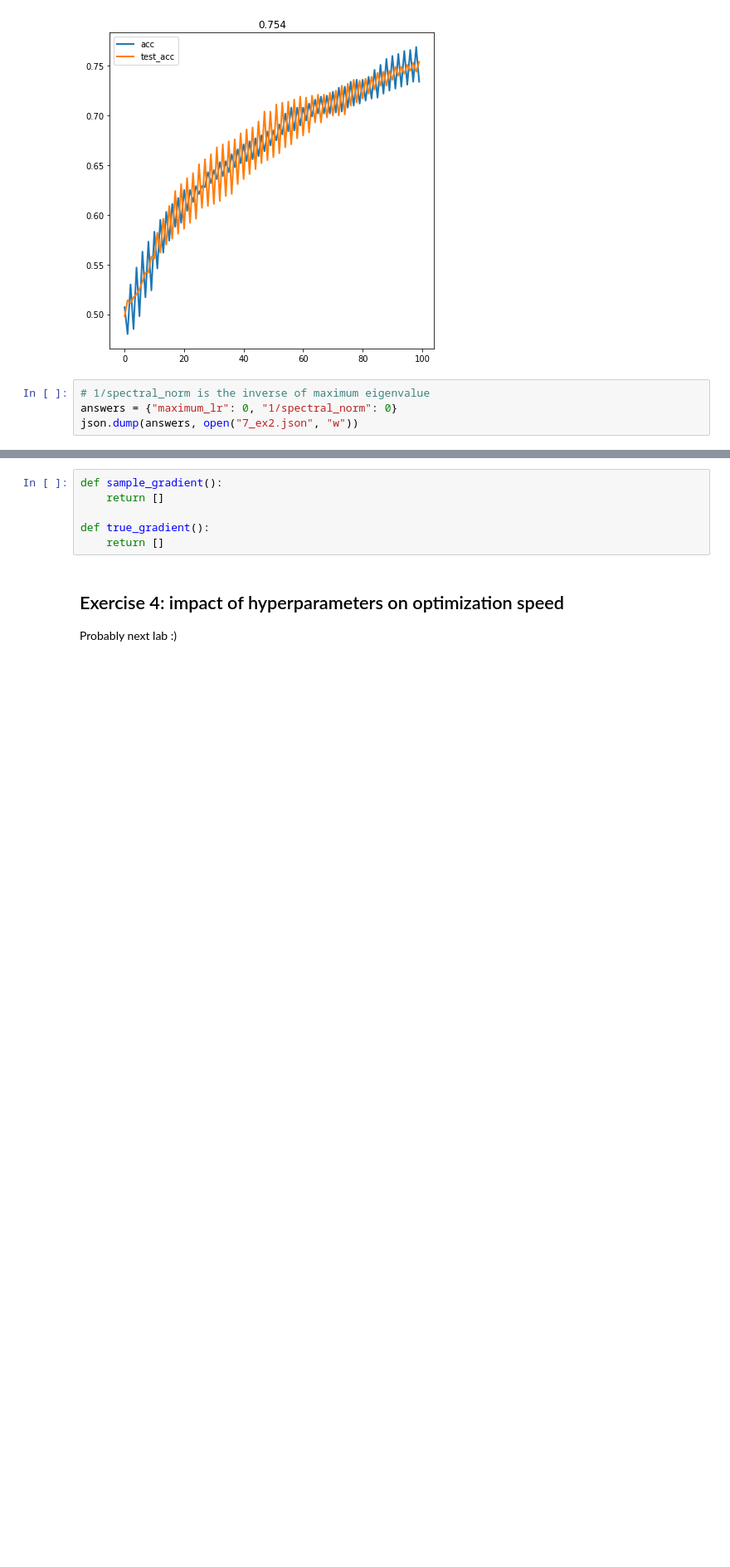
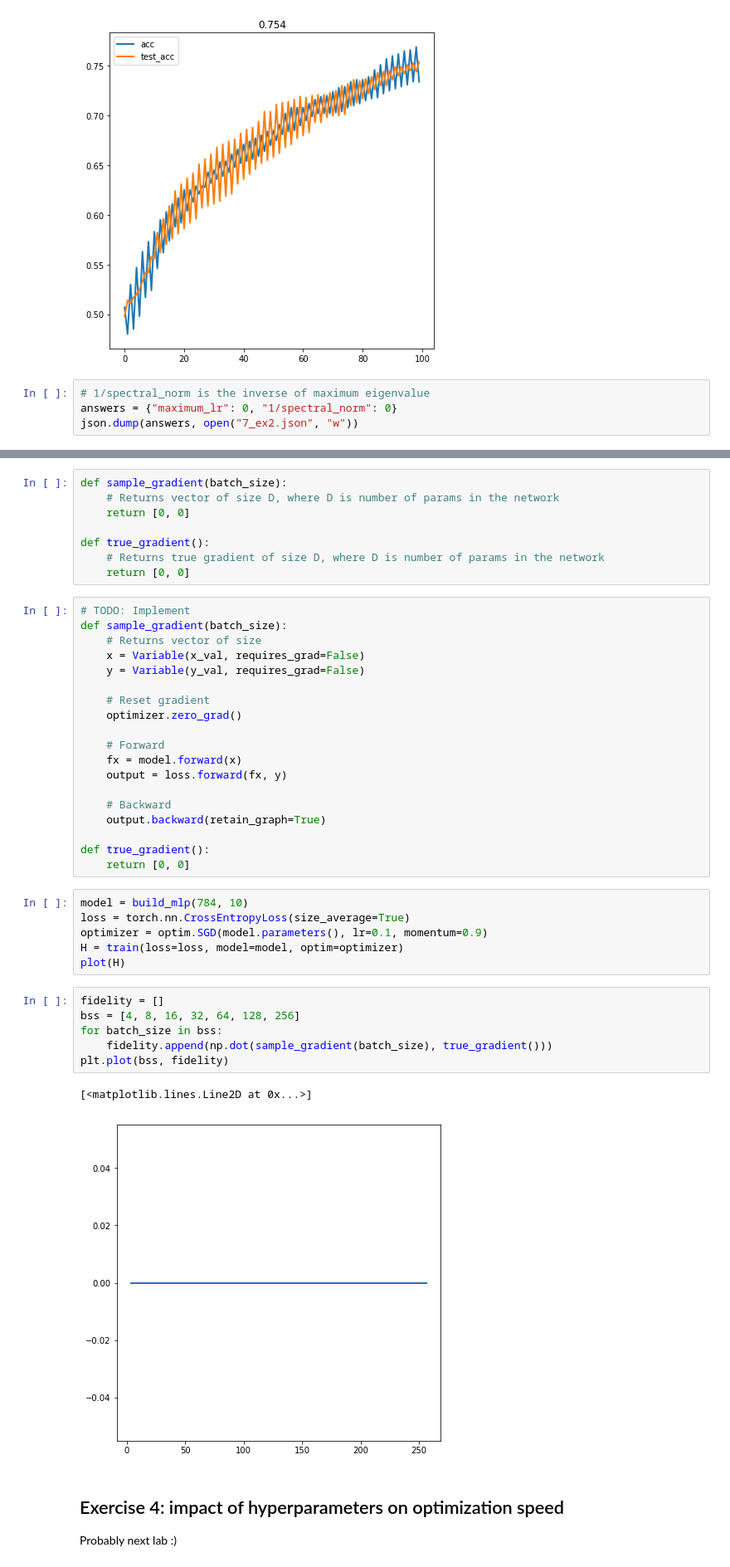
Before and after one commit to kgalias/nn2018, a Jupyter notebook: lab/7_neural_network_optimization.ipynb, the cells around one changed output, grey strips where cells are left out. Shown at 83% size. Drawn from its saved outputs; the diff is of its cells as text; blank space fills up the shorter version.

```diff
--- a/lab/7_neural_network_optimization.ipynb
+++ b/lab/7_neural_network_optimization.ipynb
@@ -339,12 +339,48 @@ Expected outcome is shown below.
 
 Note:
 * Exam might have questions about interpretation of these plots.
-# %%
-def sample_gradient():
-    return []
-
-def true_gradient():
-    return []
+# %%
+def sample_gradient(batch_size):
+    # Returns vector of size D, where D is number of params in the network
+    return [0, 0]
+
+def true_gradient():
+    # Returns true gradient of size D, where D is number of params in the network
+    return [0, 0]
+# %%
+# TODO: Implement
+def sample_gradient(batch_size):
+    # Returns vector of size
+    x = Variable(x_val, requires_grad=False)
+    y = Variable(y_val, requires_grad=False)
+
+    # Reset gradient
+    optimizer.zero_grad()
+
+    # Forward
+    fx = model.forward(x)
+    output = loss.forward(fx, y)
+
+    # Backward
+    output.backward(retain_graph=True)
+
+def true_gradient():
+    return [0, 0]
+# %%
+model = build_mlp(784, 10)
+loss = torch.nn.CrossEntropyLoss(size_average=True)
+optimizer = optim.SGD(model.parameters(), lr=0.1, momentum=0.9)
+H = train(loss=loss, model=model, optim=optimizer)
+plot(H)
+# %%
+fidelity = []
+bss = [4, 8, 16, 32, 64, 128, 256]
+for batch_size in bss:
+    fidelity.append(np.dot(sample_gradient(batch_size), true_gradient()))
+plt.plot(bss, fidelity)
+# %% [output]
+[<matplotlib.lines.Line2D at 0x...>]
+[figure, added]
 # %% [markdown]
 ## Exercise 4: impact of hyperparameters on optimization speed
 
```
Also changed, not shown: parts of 3 cells of this notebook.
